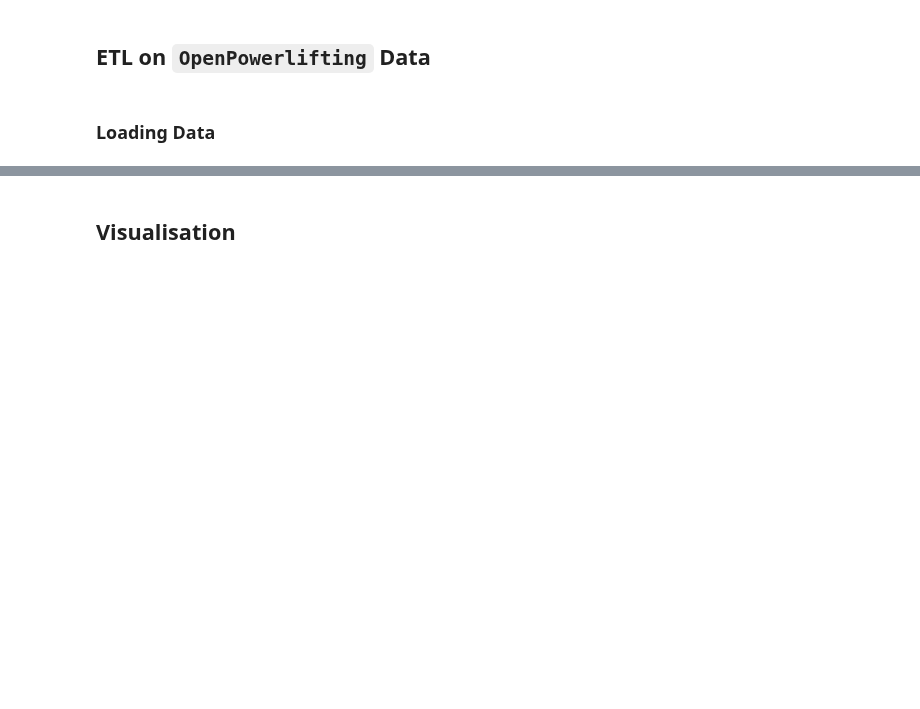
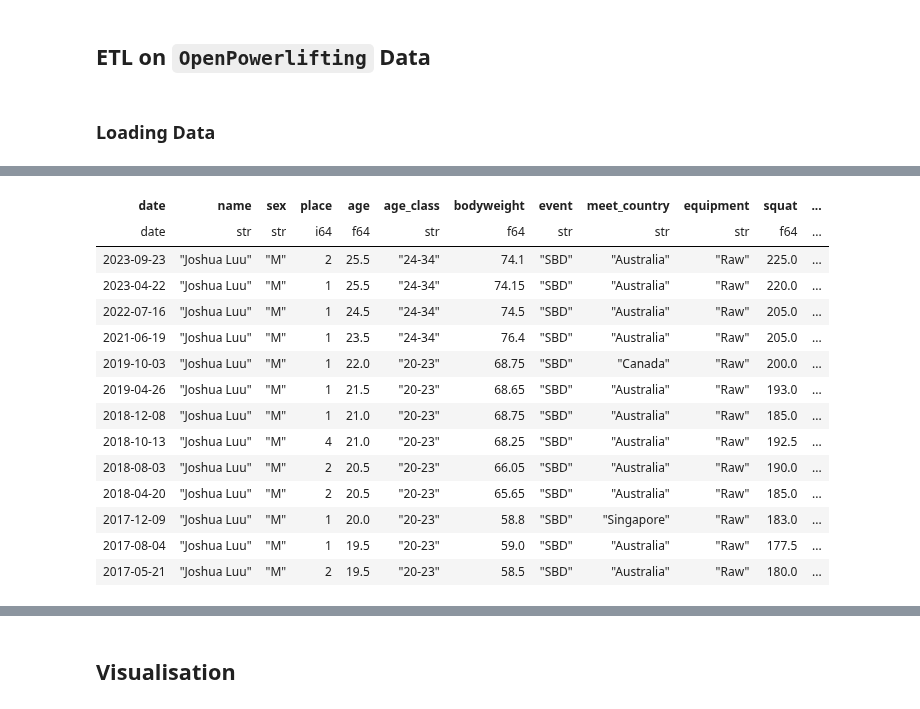
Before and after one commit to namtonthat/powerlifting-ml-progress, a Jupyter notebook: notebooks/etl-polars.ipynb, the cells around one changed output, grey strips where cells are left out. Drawn from its saved outputs; the diff is of its cells as text; code cells hidden in the pictures; blank space fills up the shorter version.

```diff
--- a/notebooks/etl-polars.ipynb
+++ b/notebooks/etl-polars.ipynb
@@ -317,30 +58,72 @@ time_since_last_comp_df = (
 # %%
+# IPF Weight class only for PA after 2018-01-01
+DAYS_IN_YEAR = 365.25
+# USAPL is it's own federation
+renamed_df = df.select(conf.base_columns).rename(conf.base_renamed_columns)
+
+cleansed_df = renamed_df.filter(
+    (pl.col("event") == "SBD")
+    & (pl.col("tested") == "Yes")
+    & (pl.col("equipment") == "Raw")
+).with_columns(pl.col("federation").str.to_lowercase())
+
+# Create feature engineered columns
+time_since_last_comp_df = (
+    cleansed_df.with_columns(
+        (pl.col("date") - pl.col("date").shift(-1))
+        .over("primary_key")
+        .alias("time_since_last_comp")
+    )
+    .filter(pl.col("time_since_last_comp").is_not_null())
+    .with_columns(pl.col("time_since_last_comp").dt.days())
+)
+
 ## Feature engineering
+# have to filter out the time_since_last_comp since there might be data entry handling error
 fe_df = time_since_last_comp_df.with_columns(
-    (pl.col("time_since_last_comp") / 365.25).alias("years_since_last_comp"),
+    (pl.col("time_since_last_comp") / DAYS_IN_YEAR).alias("years_since_last_comp"),
     (pl.col("meet_country") == pl.col("origin_country")).alias("is_origin_country"),
     pl.col("date").apply(lambda x: x.toordinal()).alias("date_as_ordinal"),
     pl.col("name").cumcount().over("primary_key").alias("cumulative_comps"),
     pl.when(pl.col("meet_name").str.contains("national"))
     .then("national")
-    .otherwise(pl.when(pl.col("meet_name").str.contains("International|World|Commonwealth")).then("international").otherwise("local"))
+    .otherwise(
+        pl.when(pl.col("meet_name").str.contains("International|World|Commonwealth"))
+        .then("international")
+        .otherwise("local")
+    )
     .alias("meet_type"),
-    pl.col("federation").str.to_lowercase(),
 ).filter(pl.col("time_since_last_comp") != 0)
 
-# have to filter out the time_since_last_comp since there might be data entry handling error
 fe_df = fe_df.with_columns(
-    ((pl.col("squat") - pl.col("squat").shift(1)) / pl.col("years_since_last_comp")).over("primary_key").alias(f"squat_progress"),
-    ((pl.col("bench") - pl.col("bench").shift(1)) / pl.col("years_since_last_comp")).over("primary_key").alias(f"bench_progress"),
-    ((pl.col("deadlift") - pl.col("deadlift").shift(1)) / pl.col("years_since_last_comp")).over("primary_key").alias(f"deadlift_progress"),
-    ((pl.col("total") - pl.col("total").shift(1)) / pl.col("years_since_last_comp")).over("primary_key").alias(f"total_progress"),
-    ((pl.col("wilks") - pl.col("wilks").shift(1)) / pl.col("years_since_last_comp")).over("primary_key").alias(f"wilks_progress"),
+    ((pl.col("squat") - pl.col("squat").shift(1)) / pl.col("years_since_last_comp"))
+    .over("primary_key")
+    .alias("squat_progress"),
+    ((pl.col("bench") - pl.col("bench").shift(1)) / pl.col("years_since_last_comp"))
+    .over("primary_key")
+    .alias("bench_progress"),
+    (
+        (pl.col("deadlift") - pl.col("deadlift").shift(1))
+        / pl.col("years_since_last_comp")
+    )
+    .over("primary_key")
+    .alias("deadlift_progress"),
+    ((pl.col("total") - pl.col("total").shift(1)) / pl.col("years_since_last_comp"))
+    .over("primary_key")
+    .alias("total_progress"),
+    ((pl.col("wilks") - pl.col("wilks").shift(1)) / pl.col("years_since_last_comp"))
+    .over("primary_key")
+    .alias("wilks_progress"),
 )
 
 # have to filter out the time_since_last_comp since there might be data entry handling error
 fe_df = fe_df.with_columns(
-    (pl.col("squat").shift(1)).over("primary_key").alias(f"previous_squat"),
-    (pl.col("bench").shift(1)).over("primary_key").alias(f"previous_bench"),
-    (pl.col("deadlift").shift(1)).over("primary_key").alias(f"previous_deadlift"),
-    (pl.col("total").shift(1)).over("primary_key").alias(f"previous_total")
+    (pl.col("squat").shift(1)).over("primary_key").alias("previous_squat"),
+    (pl.col("bench").shift(1)).over("primary_key").alias("previous_bench"),
+    (pl.col("deadlift").shift(1)).over("primary_key").alias("previous_deadlift"),
+    (pl.col("total").shift(1)).over("primary_key").alias("previous_total"),
 )
+
+
+fe_df.filter(pl.col("name") == "Joshua Luu").sort("date", descending=True)
+# %% [output]
@@ -346,0 +131,15 @@ fe_df = fe_df.with_columns(
+| date | name | sex | place | age | age_class | bodyweight | event | meet_country | equipment | squat | ... |
+| date | str | str | i64 | f64 | str | f64 | str | str | str | f64 | ... |
+| 2023-09-23 | "Joshua Luu" | "M" | 2 | 25.5 | "24-34" | 74.1 | "SBD" | "Australia" | "Raw" | 225.0 | ... |
+| 2023-04-22 | "Joshua Luu" | "M" | 1 | 25.5 | "24-34" | 74.15 | "SBD" | "Australia" | "Raw" | 220.0 | ... |
+| 2022-07-16 | "Joshua Luu" | "M" | 1 | 24.5 | "24-34" | 74.5 | "SBD" | "Australia" | "Raw" | 205.0 | ... |
+| 2021-06-19 | "Joshua Luu" | "M" | 1 | 23.5 | "24-34" | 76.4 | "SBD" | "Australia" | "Raw" | 205.0 | ... |
+| 2019-10-03 | "Joshua Luu" | "M" | 1 | 22.0 | "20-23" | 68.75 | "SBD" | "Canada" | "Raw" | 200.0 | ... |
+| 2019-04-26 | "Joshua Luu" | "M" | 1 | 21.5 | "20-23" | 68.65 | "SBD" | "Australia" | "Raw" | 193.0 | ... |
+| 2018-12-08 | "Joshua Luu" | "M" | 1 | 21.0 | "20-23" | 68.75 | "SBD" | "Australia" | "Raw" | 185.0 | ... |
+| 2018-10-13 | "Joshua Luu" | "M" | 4 | 21.0 | "20-23" | 68.25 | "SBD" | "Australia" | "Raw" | 192.5 | ... |
+| 2018-08-03 | "Joshua Luu" | "M" | 2 | 20.5 | "20-23" | 66.05 | "SBD" | "Australia" | "Raw" | 190.0 | ... |
+| 2018-04-20 | "Joshua Luu" | "M" | 2 | 20.5 | "20-23" | 65.65 | "SBD" | "Australia" | "Raw" | 185.0 | ... |
+| 2017-12-09 | "Joshua Luu" | "M" | 1 | 20.0 | "20-23" | 58.8 | "SBD" | "Singapore" | "Raw" | 183.0 | ... |
+| 2017-08-04 | "Joshua Luu" | "M" | 1 | 19.5 | "20-23" | 59.0 | "SBD" | "Australia" | "Raw" | 177.5 | ... |
+| 2017-05-21 | "Joshua Luu" | "M" | 2 | 19.5 | "20-23" | 58.5 | "SBD" | "Australia" | "Raw" | 180.0 | ... |
```
Also changed, not shown: parts of 31 cells of this notebook, 9 other files.
